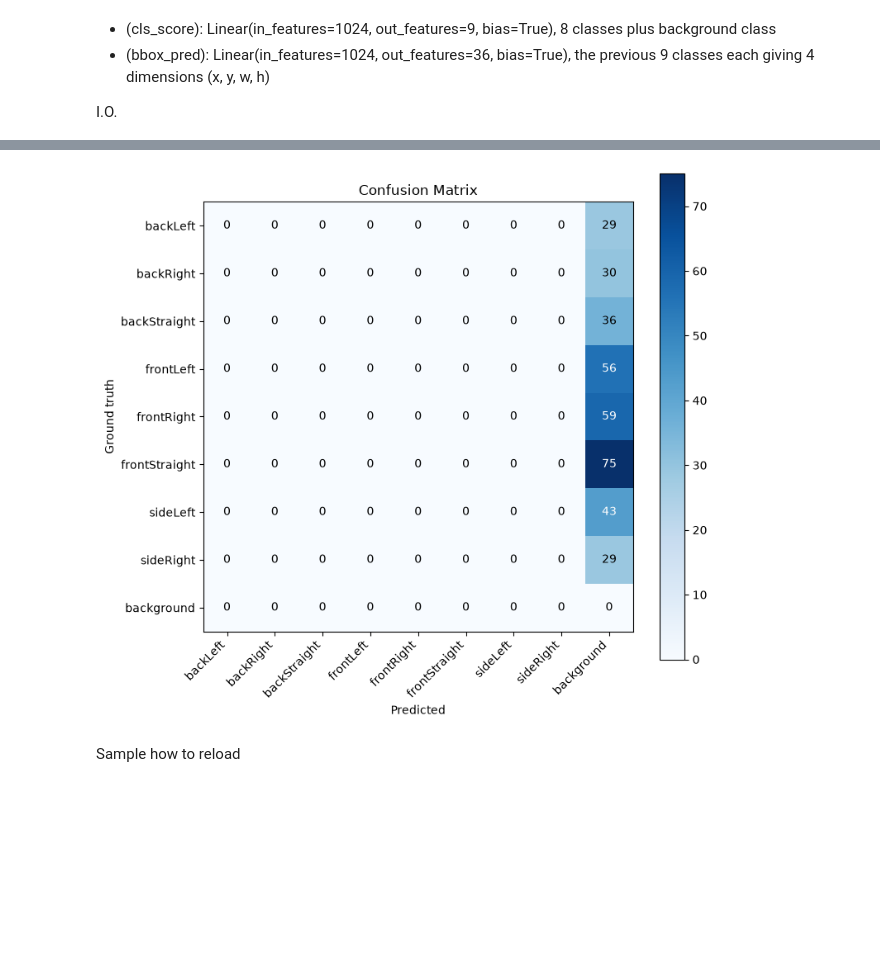
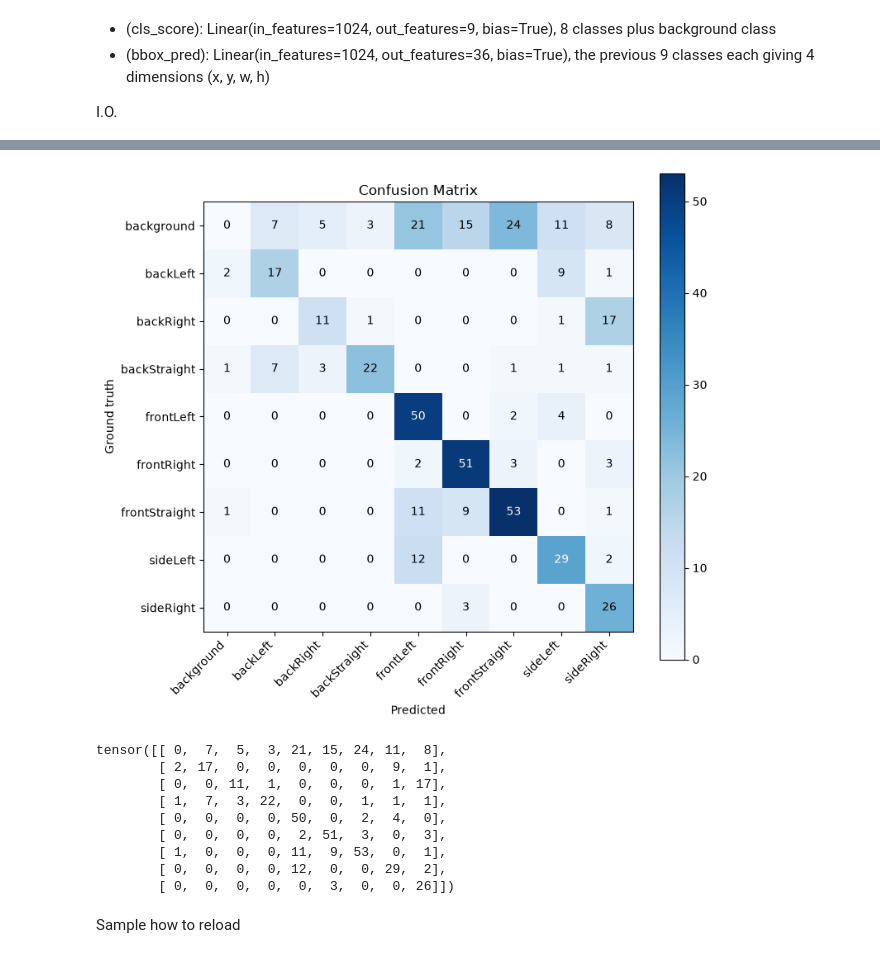
Before and after one commit to Freshman25/gaze-detection-kaggle-mirror, a Jupyter notebook: combined_notebook_v1.ipynb, the cells around one changed output, grey strips where cells are left out. Drawn from its saved outputs; the diff is of its cells as text; code cells hidden in the pictures; blank space fills up the shorter version.

```diff
--- a/combined_notebook_v1.ipynb
+++ b/combined_notebook_v1.ipynb
@@ -685,10 +692,8 @@ def show_mAP(adapter_model, val_loader, label_mapping=None, include_background=T
 # %%
 # handle the background class for torchvision by +1 shift of classes, so background class is at index 0
 class FasterRCNNAdapter(BaseModelAdapter):
-    def __init__(self, model, dataset_classes, device=DEVICE):
-        output_classes = dataset_classes + 1  # +1 for background
-
-        super().__init__(output_classes = output_classes, device=device)
+    def __init__(self, model, dataset_id2label, device=DEVICE):
+        super().__init__(dataset_id2label=dataset_id2label, device=device)
         self.model = model
 
         print(f"Model: {self.model}\nHead classes (incl. background): {self.output_classes}\nDevice: {self.device}")
@@ -719,14 +724,23 @@ class FasterRCNNAdapter(BaseModelAdapter):
         return sum(loss for loss in loss_dict.values())
 
 
+    def eval_for_validation(self):
+        self.model.train()
+        for m in self.model.modules():
+            if isinstance(m, torch.nn.modules.batchnorm._BatchNorm):
+                m.eval()   # keeps loss-dict behavior, but freezes running stats and uses eval-mode BN math
+
+
+    def build_id2label(self, dataset_id2label):
+        # torchvision FasterRCNN reserves index 0 for background
+        return {0: "background", **{k + 1: v for k, v in dataset_id2label.items()}}
+
     @torch.no_grad()
     def predict(self, images):
-        self.model.eval()
-        tensor_images, _ = self.prepare_item(images, annotations=None)
-        outputs = self.model(tensor_images)
+        outputs = super().predict(images)
         for out in outputs:
             keep = out["labels"] != 0
-            out["boxes"]  = out["boxes"][keep].to(self.device)
-            out["labels"] = (out["labels"][keep] - 1).to(self.device)
-            out["scores"] = out["scores"][keep].to(self.device)
+            out["boxes"] = out["boxes"][keep]
+            out["labels"] = out["labels"][keep] - 1
+            out["scores"] = out["scores"][keep]
         return outputs
@@ -781,0 +747,10 @@ Device: cuda
+# %%
+rcnn_model = torchvision.models.detection.fasterrcnn_resnet50_fpn_v2(weights=FasterRCNN_ResNet50_FPN_V2_Weights.DEFAULT)
+
+ # get number of input features for the classifier
+in_features = rcnn_model.roi_heads.box_predictor.cls_score.in_features
+
+# replace the pre-trained head with a new one
+rcnn_adapter = FasterRCNNAdapter(model=rcnn_model, dataset_id2label=train_dataset.id2label)
+rcnn_model.roi_heads.box_predictor = FastRCNNPredictor(in_features, rcnn_adapter.output_classes)
+rcnn_model.to(DEVICE)
@@ -844,8 +894,21 @@ tensor(0.1645) tensor(0.2512) tensor(0.2043) tensor([0.0757, 0.2162, 0.1370, 0.1
 # %%
-class_names = val_dataset.get_class_names()
-cm = plot_confusion_matrix(rcnn_adapter, val_loader, dataset_classes, class_names=class_names) # we set output_classes = dataset_classes + 1 earlier
+plot_confusion_matrix(
+    adapter=rcnn_adapter,
+    dataloader=val_loader,
+    id2label=rcnn_adapter.id2label,
+    include_background=True # Tracks background index 0 seamlessly
+)
 # %% [output]
-[figure, old version]
+[figure, new version]
+tensor([[ 0,  7,  5,  3, 21, 15, 24, 11,  8],
+        [ 2, 17,  0,  0,  0,  0,  0,  9,  1],
+        [ 0,  0, 11,  1,  0,  0,  0,  1, 17],
+        [ 1,  7,  3, 22,  0,  0,  1,  1,  1],
+        [ 0,  0,  0,  0, 50,  0,  2,  4,  0],
+        [ 0,  0,  0,  0,  2, 51,  3,  0,  3],
+        [ 1,  0,  0,  0, 11,  9, 53,  0,  1],
+        [ 0,  0,  0,  0, 12,  0,  0, 29,  2],
+        [ 0,  0,  0,  0,  0,  3,  0,  0, 26]])
 # %%
 Path("models").mkdir(parents=True, exist_ok=True)
 torch.save(rcnn_adapter.model.state_dict(), "models/rcnn_trained_weights.pth")
```
Also changed, not shown: parts of 37 cells of this notebook, 1 other file.
